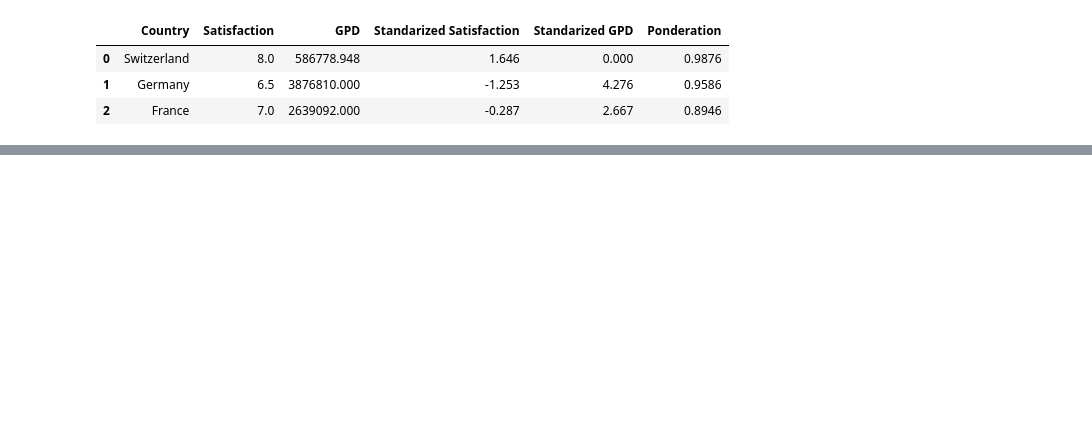
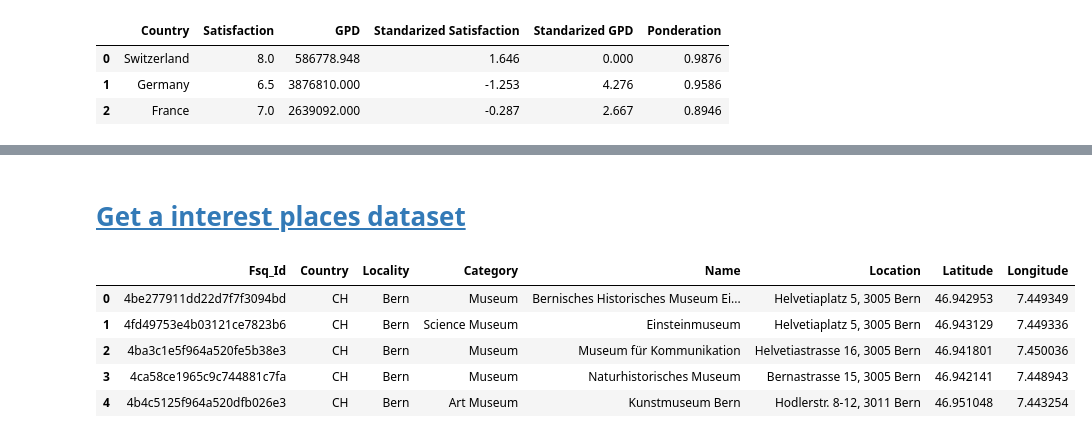
Before and after one commit to luiscarlop/HB_first_project_group_2, a Jupyter notebook: src/api_data.ipynb, the cells around one changed output, grey strips where cells are left out. Drawn from its saved outputs; the diff is of its cells as text; code cells hidden in the pictures; blank space fills up the shorter version.

```diff
--- a/src/api_data.ipynb
+++ b/src/api_data.ipynb
@@ -248,0 +293,28 @@ cities = list(final_cities.keys())
+# %%
+from countryinfo import CountryInfo
+from geopy.geocoders import Nominatim
+
+
+def get_capital(country):
+    info_pais = CountryInfo(country)
+    return info_pais.capital()
+
+
+def get_lat_long(country):
+    geolocator = Nominatim(
+        user_agent="my_app"
+    )  # Replace "my_app" with your desired user agent
+    info_pais = CountryInfo(country)
+    location = geolocator.geocode(info_pais.capital())
+    return location.latitude, location.longitude
+
+
+final_cities = dict()
+cities = list()
+
+for i in range(3):
+    capital = get_capital(top_3_countries.loc[i, "Country"])
+    lat, long = get_lat_long(top_3_countries.loc[i, "Country"])
+
+    final_cities[capital] = {"lat": lat, "lon": long}
+    cities.append(capital)
@@ -345,6 +428,8 @@ for i in range(0, weather_data.shape[0], 10):
     response = requests.post(
         url=weather_table_endpoint, json=datos_subir, headers=headers
     )
+# %% [markdown]
+# <a id='toc7_'></a>[Get a interest places dataset](#toc0_)
 # %%
 # Data extraction of interesting places (museums, colleges, churchs)
 categories_data = pd.read_csv(DATA_DIR / "categories id.csv")
@@ -427,0 +507,9 @@ places_data = pd.DataFrame(
+# %%
+places_data.head()
+# %% [output]
+|  | Fsq_Id | Country | Locality | Category | Name | Location | Latitude | Longitude |
+| 0 | 4be277911dd22d7f7f3094bd | CH | Bern | Museum | Bernisches Historisches Museum Ei... | Helvetiaplatz 5, 3005 Bern | 46.942953 | 7.449349 |
+| 1 | 4fd49753e4b03121ce7823b6 | CH | Bern | Science Museum | Einsteinmuseum | Helvetiaplatz 5, 3005 Bern | 46.943129 | 7.449336 |
+| 2 | 4ba3c1e5f964a520fe5b38e3 | CH | Bern | Museum | Museum für Kommunikation | Helvetiastrasse 16, 3005 Bern | 46.941801 | 7.450036 |
+| 3 | 4ca58ce1965c9c744881c7fa | CH | Bern | Museum | Naturhistorisches Museum | Bernastrasse 15, 3005 Bern | 46.942141 | 7.448943 |
+| 4 | 4b4c5125f964a520dfb026e3 | CH | Bern | Art Museum | Kunstmuseum Bern | Hodlerstr. 8-12, 3011 Bern | 46.951048 | 7.443254 |
```
Also changed, not shown: parts of 46 cells of this notebook, 31 other files.
